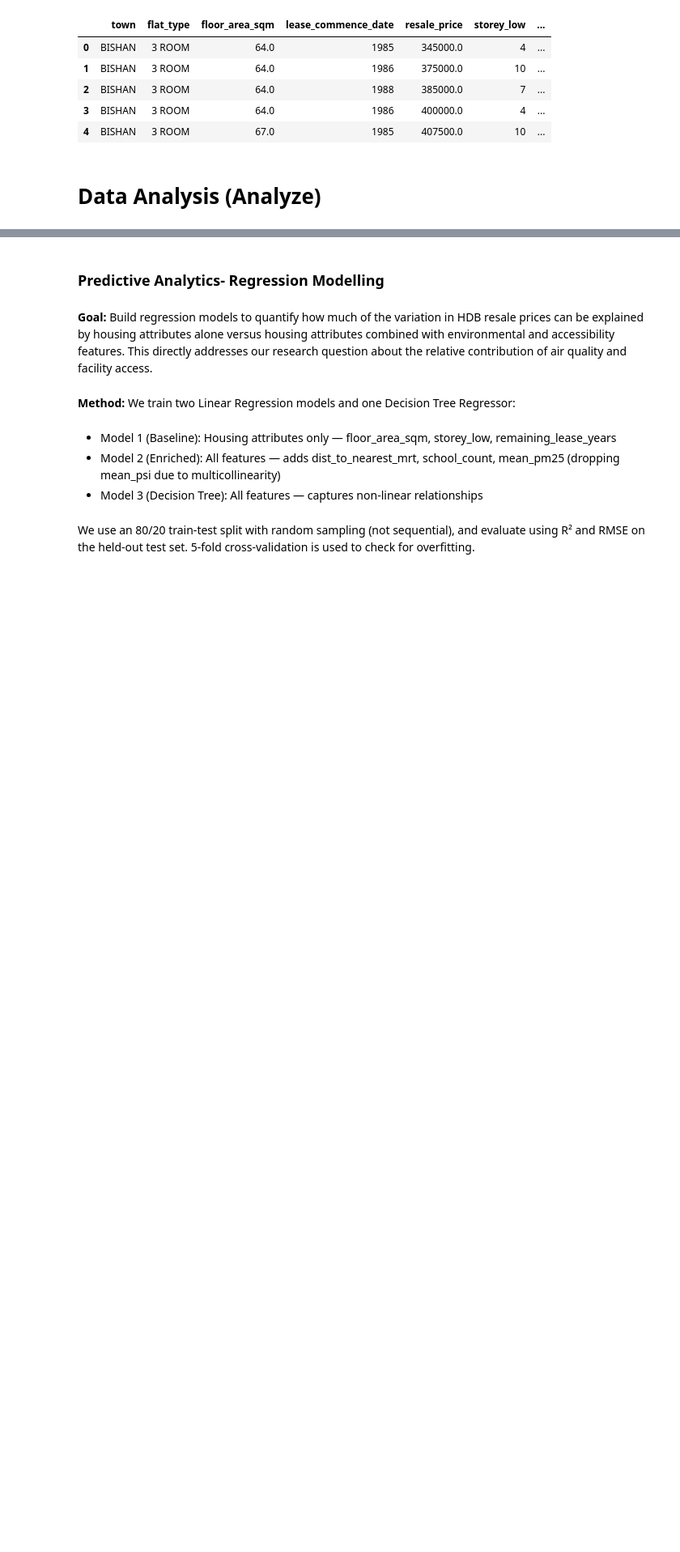
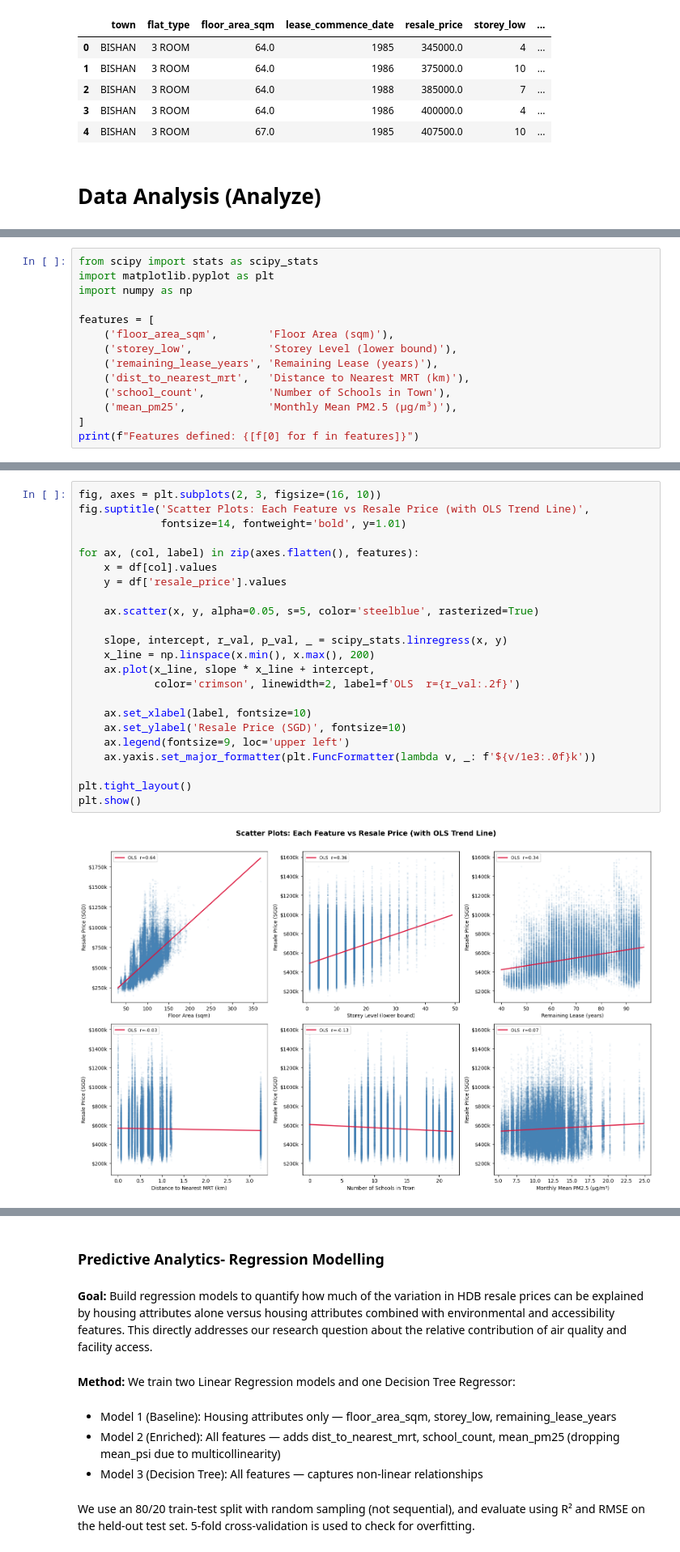
Before and after one commit to ngzhiwei517/HDB-Resale-Price-Analysis-project, a Jupyter notebook: SC3021_Group_4.ipynb, the cells around one changed output, grey strips where cells are left out. Shown at 81% size. Drawn from its saved outputs; the diff is of its cells as text; blank space fills up the shorter version.

```diff
--- a/SC3021_Group_4.ipynb
+++ b/SC3021_Group_4.ipynb
@@ -2432,0 +2625,14 @@ dtype: object
+# %%
+from scipy import stats as scipy_stats
+import matplotlib.pyplot as plt
+import numpy as np
+
+features = [
+    ('floor_area_sqm',        'Floor Area (sqm)'),
+    ('storey_low',            'Storey Level (lower bound)'),
+    ('remaining_lease_years', 'Remaining Lease (years)'),
+    ('dist_to_nearest_mrt',   'Distance to Nearest MRT (km)'),
+    ('school_count',          'Number of Schools in Town'),
+    ('mean_pm25',             'Monthly Mean PM2.5 (µg/m³)'),
+]
+print(f"Features defined: {[f[0] for f in features]}")
@@ -2432,0 +2645,25 @@ dtype: object
+# %%
+fig, axes = plt.subplots(2, 3, figsize=(16, 10))
+fig.suptitle('Scatter Plots: Each Feature vs Resale Price (with OLS Trend Line)',
+             fontsize=14, fontweight='bold', y=1.01)
+
+for ax, (col, label) in zip(axes.flatten(), features):
+    x = df[col].values
+    y = df['resale_price'].values
+
+    ax.scatter(x, y, alpha=0.05, s=5, color='steelblue', rasterized=True)
+
+    slope, intercept, r_val, p_val, _ = scipy_stats.linregress(x, y)
+    x_line = np.linspace(x.min(), x.max(), 200)
+    ax.plot(x_line, slope * x_line + intercept,
+            color='crimson', linewidth=2, label=f'OLS  r={r_val:.2f}')
+
+    ax.set_xlabel(label, fontsize=10)
+    ax.set_ylabel('Resale Price (SGD)', fontsize=10)
+    ax.legend(fontsize=9, loc='upper left')
+    ax.yaxis.set_major_formatter(plt.FuncFormatter(lambda v, _: f'${v/1e3:.0f}k'))
+
+plt.tight_layout()
+plt.show()
+# %% [output]
+[figure, added]
```
Also changed, not shown: parts of 106 cells of this notebook.
